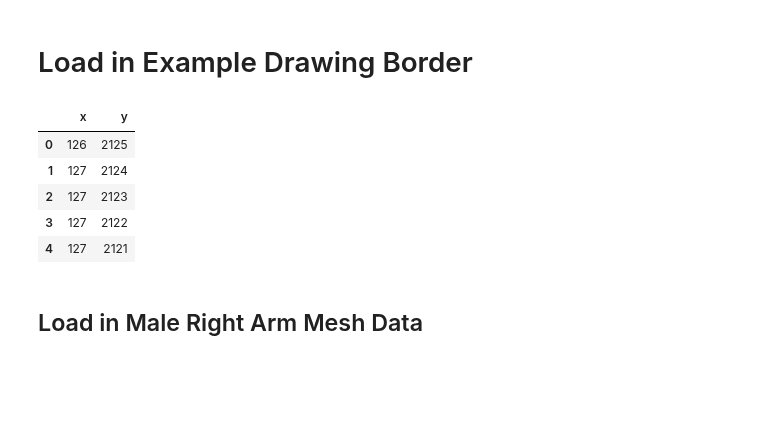
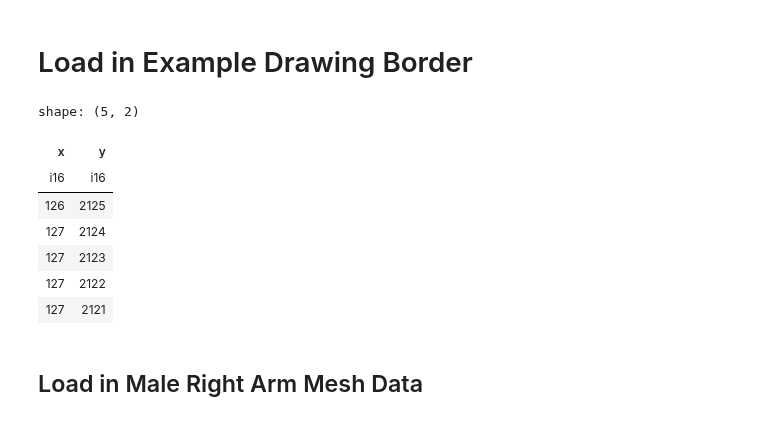
Before and after one commit to Nabizzle/Geodesic-Path-Finder, a Jupyter notebook: Code/Surface Area From Drawing.ipynb, the cells around one changed output. Cells and saved outputs as stored; diff of their text form; code cells hidden in the pictures; blank space fills up the shorter version.

```diff
--- a/Code/Surface Area From Drawing.ipynb
+++ b/Code/Surface Area From Drawing.ipynb
@@ -17,15 +17,20 @@ from hydra import initialize, compose
 # %%
 with initialize(version_base=None, config_path="config"):
     cfg = compose(config_name='config.yaml')
-data = pd.read_csv(f"{cfg.data_path}ExampleBoundaryTable.csv")
+data = (
+    pl.read_csv(f"{cfg.data_path}ExampleBoundaryTable.csv")
+    .with_columns(pl.col("*").cast(pl.Int16))
+    )
 data.head()
 # %% [output]
+shape: (5, 2)
-|  | x | y |
-| 0 | 126 | 2125 |
-| 1 | 127 | 2124 |
-| 2 | 127 | 2123 |
-| 3 | 127 | 2122 |
-| 4 | 127 | 2121 |
+| x | y |
+| i16 | i16 |
+| 126 | 2125 |
+| 127 | 2124 |
+| 127 | 2123 |
+| 127 | 2122 |
+| 127 | 2121 |
 # %% [markdown]
 ## Load in Male Right Arm Mesh Data
 # %%
```
Also changed, not shown: parts of 14 cells of this notebook, 1 other file.
